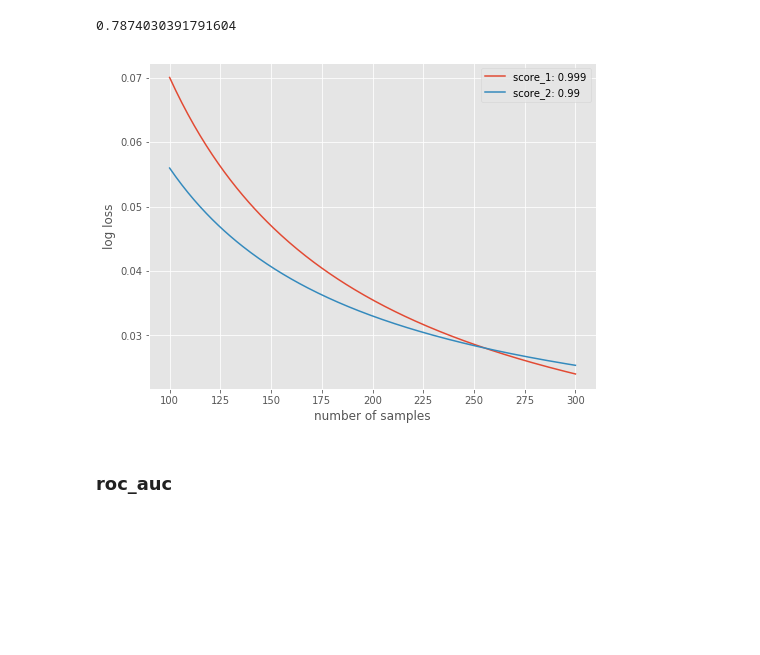
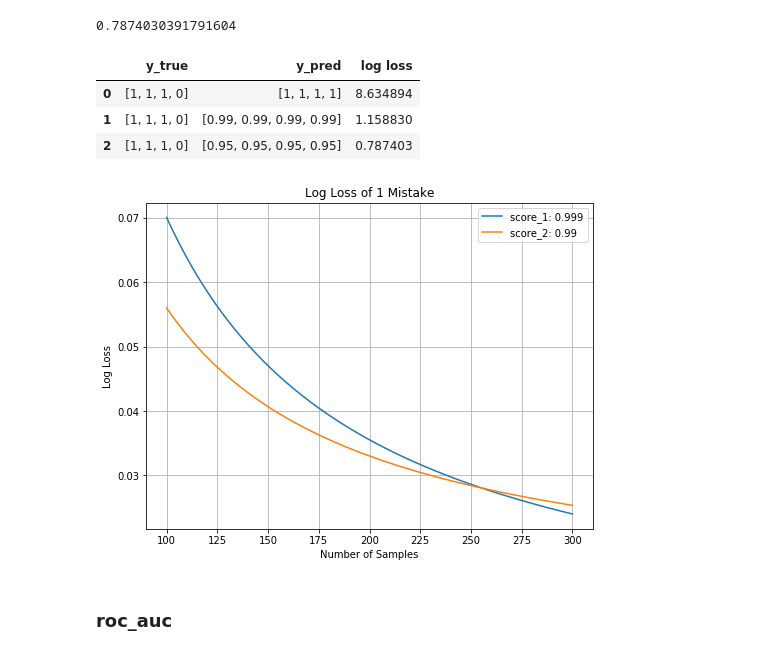
Before and after one commit to yang-zhang/evaluation, a Jupyter notebook: model_evaluation.ipynb, the cells around one changed output. Saved outputs shown, nothing was run; the diff lists cells and outputs as text; code cells hidden in the pictures; blank space fills up the shorter version.

```diff
--- a/model_evaluation.ipynb
+++ b/model_evaluation.ipynb
@@ -369,31 +477,45 @@ log_loss(y_true=[1, 1, 1, 0], y_pred=[0.99, 0.99, 0.99, 0.99])
 # %% [output]
 1.1588302983871488
 # %%
-log_loss(y_true=[1, 1, 1, 0], y_pred=[0.95, 0.95, 0.95, 0.95])
+y_true = [1, 1, 1, 0]
+y_pred = [0.95, 0.95, 0.95, 0.95]
+recs.append((y_true, y_pred, log_loss(y_true, y_pred)))
+log_loss(y_true, y_pred)
 # %% [output]
 0.7874030391791604
+# %%
+df = pd.DataFrame(recs)
+df.columns = ['y_true', 'y_pred', 'log loss']
+df
+# %% [output]
+|  | y_true | y_pred | log loss |
+| 0 | [1, 1, 1, 0] | [1, 1, 1, 1] | 8.634894 |
+| 1 | [1, 1, 1, 0] | [0.99, 0.99, 0.99, 0.99] | 1.158830 |
+| 2 | [1, 1, 1, 0] | [0.95, 0.95, 0.95, 0.95] | 0.787403 |
 # %%
 ll_1, ll_2 = [], []
 ns = range(100, 301)
 s1 = 0.999
 s2 = 0.99
 for n in ns:
     y_true = np.ones(n)
     y_true[-1] = 0
     y_pred_1 = s1 * np.ones(n)
     y_pred_2 = s2 * np.ones(n)
     ll_1.append(log_loss(y_true, y_pred_1))
     ll_2.append(log_loss(y_true, y_pred_2))
 
 plt.figure(figsize=(8, 6))
 plt.plot(ns, ll_1, label='score_1: %s' % s1)
 plt.plot(ns, ll_2, label='score_2: %s' % s2)
 plt.legend(loc='best')
-plt.ylabel('log loss')
-plt.xlabel('number of samples')
+plt.ylabel('Log Loss')
+plt.xlabel('Number of Samples')
+plt.title('Log Loss of 1 Mistake')
+plt.grid()
 plt.show()
 # %% [output]
-[figure, old version]
+[figure, new version]
 # %% [markdown]
 ### roc_auc
 # %%
```
Also changed, not shown: parts of 35 cells of this notebook, 1 other file.
